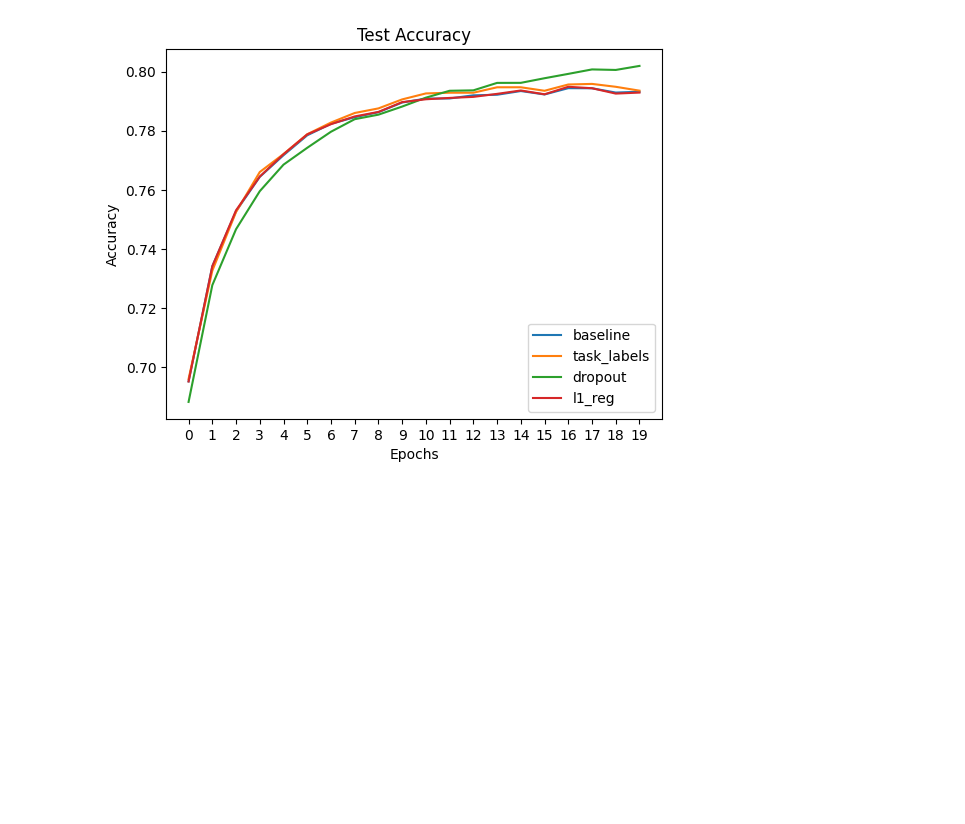
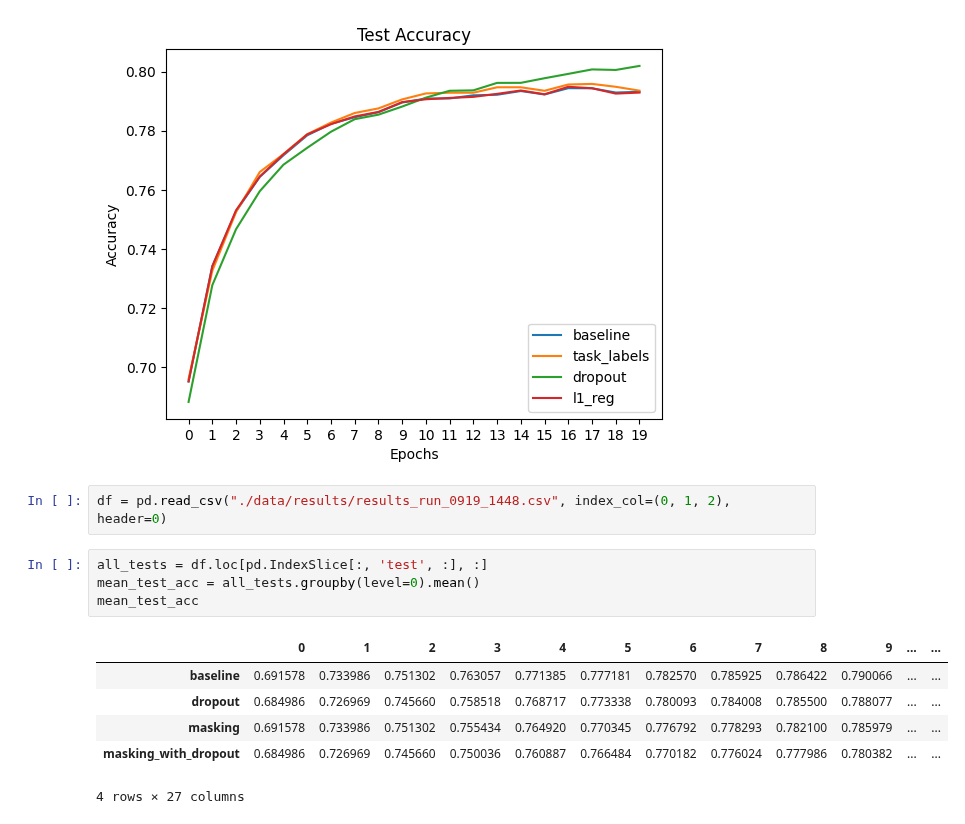
Before and after one commit to google/evojax, a Jupyter notebook: evojax/data_exploration.ipynb, the cells around one changed output. Drawn from its saved outputs; the diff is of its cells as text; blank space fills up the shorter version.

```diff
--- a/evojax/data_exploration.ipynb
+++ b/evojax/data_exploration.ipynb
@@ -52,3 +52,16 @@ plt.legend()
 plt.show()
 # %% [output]
 [figure]
+# %%
+df = pd.read_csv("./data/results/results_run_0919_1448.csv", index_col=(0, 1, 2), header=0)
+# %%
+all_tests = df.loc[pd.IndexSlice[:, 'test', :], :]
+mean_test_acc = all_tests.groupby(level=0).mean()
+mean_test_acc
+# %% [output]
+|  | 0 | 1 | 2 | 3 | 4 | 5 | 6 | 7 | 8 | 9 | ... | ... |
+| baseline | 0.691578 | 0.733986 | 0.751302 | 0.763057 | 0.771385 | 0.777181 | 0.782570 | 0.785925 | 0.786422 | 0.790066 | ... | ... |
+| dropout | 0.684986 | 0.726969 | 0.745660 | 0.758518 | 0.768717 | 0.773338 | 0.780093 | 0.784008 | 0.785500 | 0.788077 | ... | ... |
+| masking | 0.691578 | 0.733986 | 0.751302 | 0.755434 | 0.764920 | 0.770345 | 0.776792 | 0.778293 | 0.782100 | 0.785979 | ... | ... |
+| masking_with_dropout | 0.684986 | 0.726969 | 0.745660 | 0.750036 | 0.760887 | 0.766484 | 0.770182 | 0.776024 | 0.777986 | 0.780382 | ... | ... |
+4 rows × 27 columns
```
Also changed, not shown: parts of 1 cell of this notebook, 3 other files.
